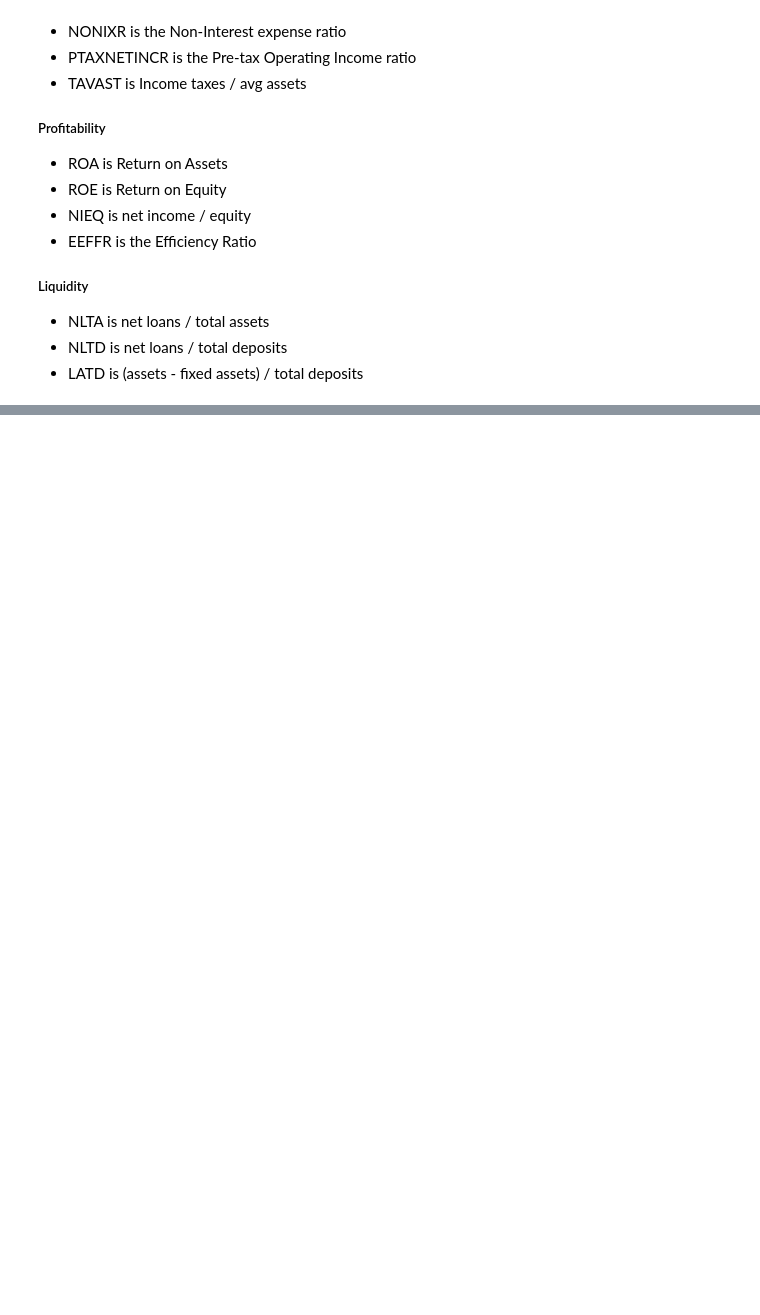
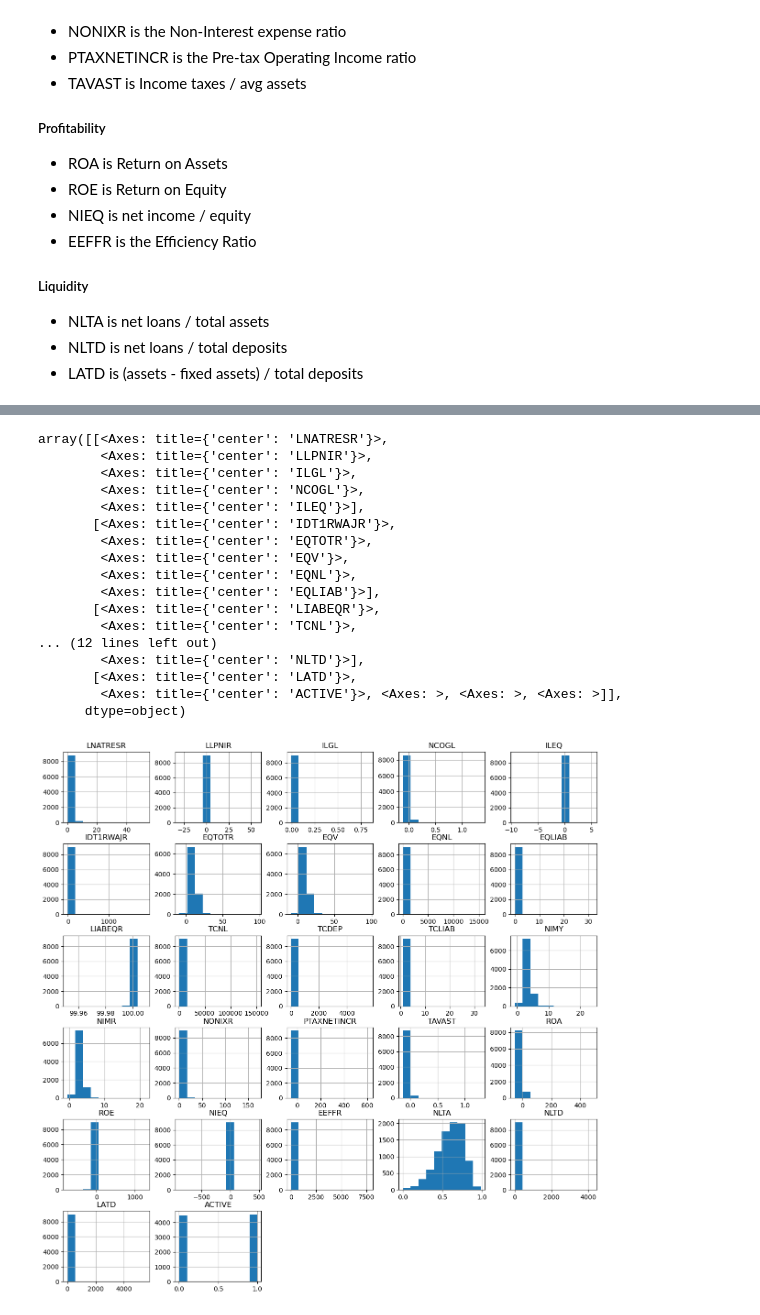
Before and after one commit to joeyio/bank-sentinel, a Jupyter notebook: project_combined.ipynb, the cells around one changed output, grey strips where cells are left out. Cells and saved outputs as stored; diff of their text form; code cells hidden in the pictures; blank space fills up the shorter version.

```diff
--- a/project_combined.ipynb
+++ b/project_combined.ipynb
@@ -395,0 +452,23 @@ class CustomFeatures(BaseEstimator, TransformerMixin):
+# %%
+# generate histograms
+
+transformed_data.hist(figsize=(15,15))
+# %% [output]
+array([[<Axes: title={'center': 'LNATRESR'}>,
+        <Axes: title={'center': 'LLPNIR'}>,
+        <Axes: title={'center': 'ILGL'}>,
+        <Axes: title={'center': 'NCOGL'}>,
+        <Axes: title={'center': 'ILEQ'}>],
+       [<Axes: title={'center': 'IDT1RWAJR'}>,
+        <Axes: title={'center': 'EQTOTR'}>,
+        <Axes: title={'center': 'EQV'}>,
+        <Axes: title={'center': 'EQNL'}>,
+        <Axes: title={'center': 'EQLIAB'}>],
+       [<Axes: title={'center': 'LIABEQR'}>,
+        <Axes: title={'center': 'TCNL'}>,
+... (12 lines left out)
+        <Axes: title={'center': 'NLTD'}>],
+       [<Axes: title={'center': 'LATD'}>,
+        <Axes: title={'center': 'ACTIVE'}>, <Axes: >, <Axes: >, <Axes: >]],
+      dtype=object)
+[figure, added]
```
Also changed, not shown: parts of 37 cells of this notebook, 6 other files.
